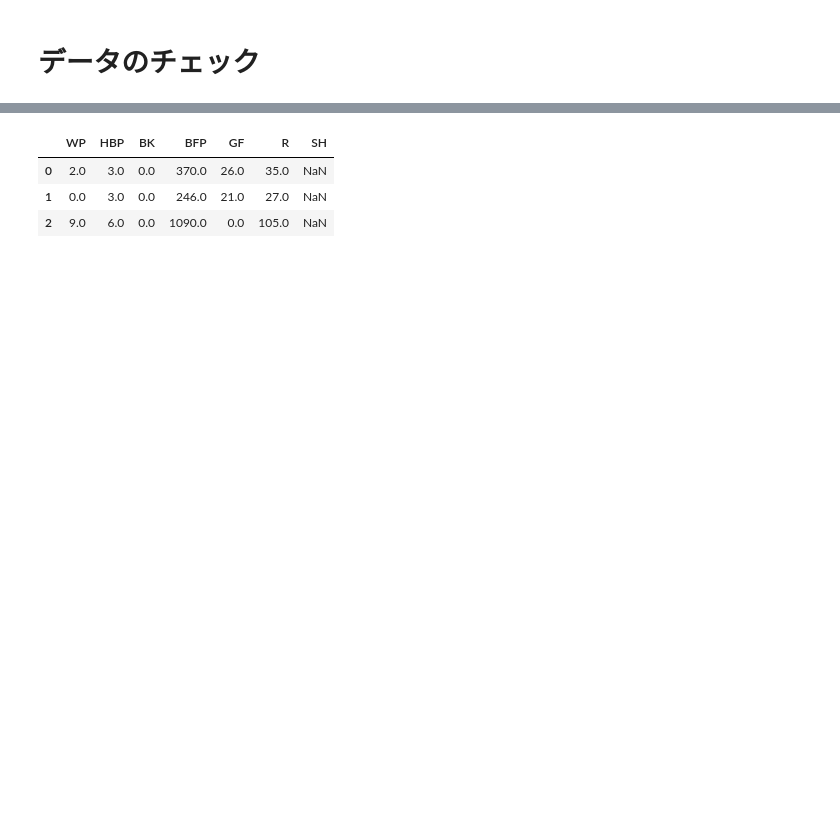
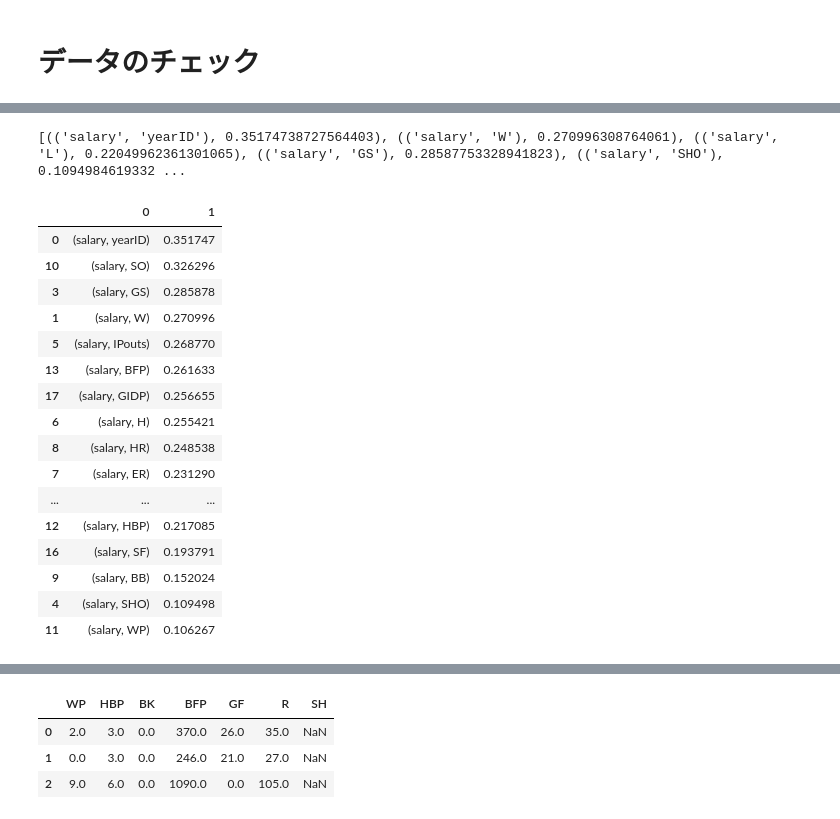
Before and after one commit to lasershow/lab-py, a Jupyter notebook: ipython/dic20171001_mlb.ipynb, the cells around one changed output, grey strips where cells are left out. Saved outputs shown, nothing was run; the diff lists cells and outputs as text; code cells hidden in the pictures; blank space fills up the shorter version.

```diff
--- a/ipython/dic20171001_mlb.ipynb
+++ b/ipython/dic20171001_mlb.ipynb
@@ -89,0 +119,13 @@ dtype: int64
+# %%
+def get_col_list(dataframe_obj, corr_min_criteria):
+    corr_matrix_df = dataframe_obj.corr()
+    col_name_list = list(corr_matrix_df.columns)
+    row_name_list = list(corr_matrix_df.index)
+    output = [((row, col), corr_matrix_df.ix[row, col])
+              for row in row_name_list
+              for col in col_name_list
+              if row != col
+              if corr_matrix_df.ix[row, col] > float(corr_min_criteria)]
+    return output
+# %%
+data = get_col_list(df_sal_nonan,0.1)
@@ -89,0 +140,32 @@ dtype: int64
+# %%
+sal_array = []
+for d in data:
+    tpl, cor = d[0]
+    #if a in "salary":
+    if "salary" in tpl:
+        sal_array.append(d)
+
+print(sal_array)
+# %% [output]
+[(('salary', 'yearID'), 0.35174738727564403), (('salary', 'W'), 0.270996308764061), (('salary', 'L'), 0.22049962361301065), (('salary', 'GS'), 0.28587753328941823), (('salary', 'SHO'), 0.1094984619332 ...
+# %%
+df_sal_cor = pd.DataFrame(sal_array)
+df_sal_cor.sort_values(by=1, ascending=False)
+# %% [output]
+|  | 0 | 1 |
+| 0 | (salary, yearID) | 0.351747 |
+| 10 | (salary, SO) | 0.326296 |
+| 3 | (salary, GS) | 0.285878 |
+| 1 | (salary, W) | 0.270996 |
+| 5 | (salary, IPouts) | 0.268770 |
+| 13 | (salary, BFP) | 0.261633 |
+| 17 | (salary, GIDP) | 0.256655 |
+| 6 | (salary, H) | 0.255421 |
+| 8 | (salary, HR) | 0.248538 |
+| 7 | (salary, ER) | 0.231290 |
+| ... | ... | ... |
+| 12 | (salary, HBP) | 0.217085 |
+| 16 | (salary, SF) | 0.193791 |
+| 9 | (salary, BB) | 0.152024 |
+| 4 | (salary, SHO) | 0.109498 |
+| 11 | (salary, WP) | 0.106267 |
```
Also changed, not shown: parts of 65 cells of this notebook, 6 other files.
